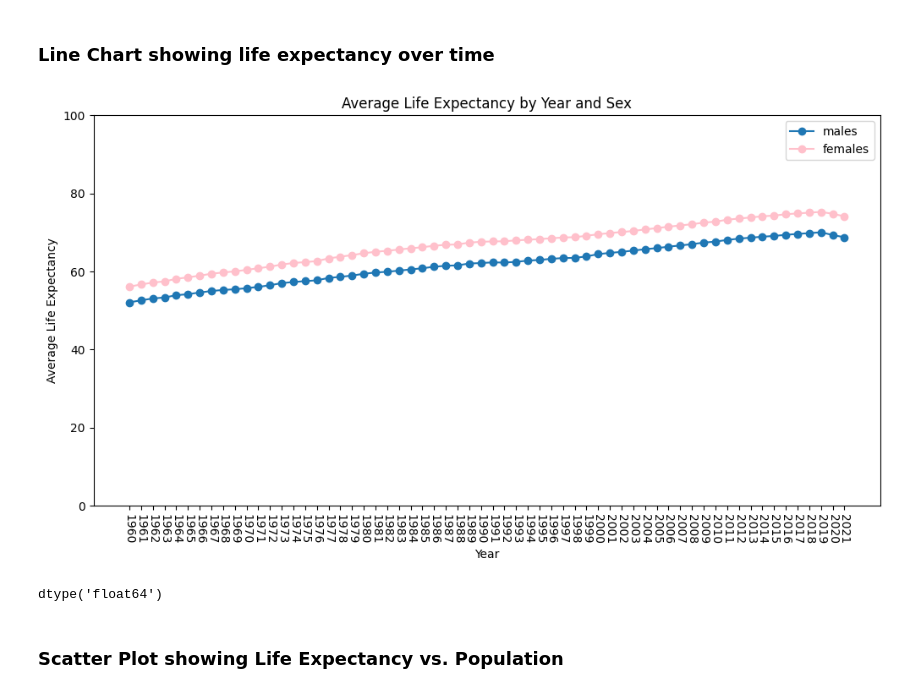
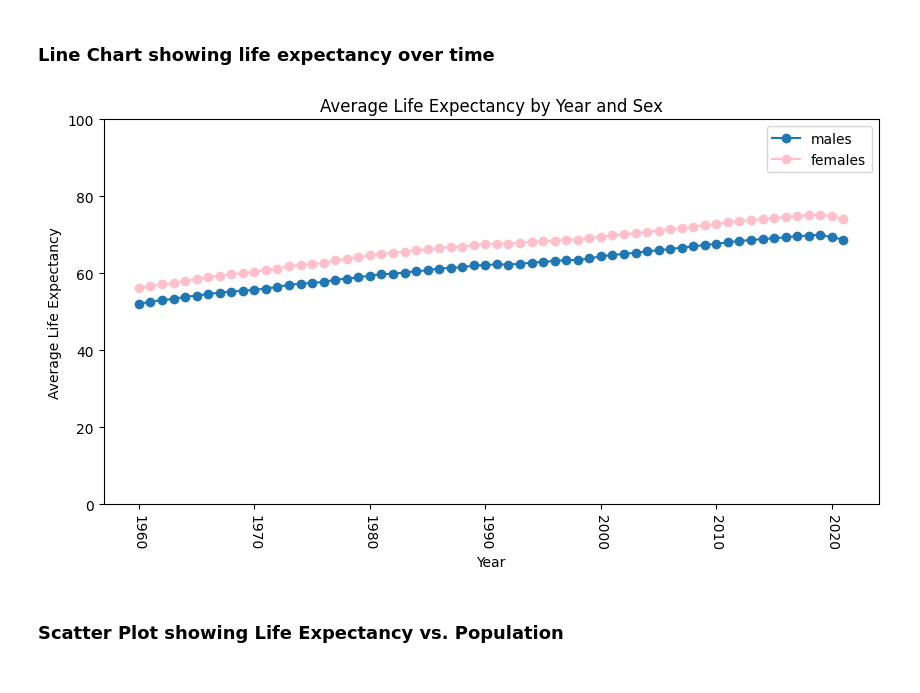
Before and after one commit to JNorthData/Life_Expectancy, a Jupyter notebook: life-expectancy.ipynb, the cells around one changed output. Drawn from its saved outputs; the diff is of its cells as text; code cells hidden in the pictures.

```diff
--- a/life-expectancy.ipynb
+++ b/life-expectancy.ipynb
@@ -22,6 +22,9 @@ Life_Exp_Female_df = pd.melt(Life_Exp_Female_df, id_vars = 'Country', var_name =
 # Merge Male / Female Data
 Life_Exp_df = pd.merge(Life_Exp_Male_df, Life_Exp_Female_df, on = ['Country', 'Year'], how='inner')
 
+# Convert Year to integer
+Life_Exp_df['Year'] = Life_Exp_df['Year'].astype(int)
+
 # Reduce decimal places to 1
 Life_Exp_df['Life Expectancy Male'] = Life_Exp_df['Life Expectancy Male'].round(1)
 Life_Exp_df['Life Expectancy Female'] = Life_Exp_df['Life Expectancy Female'].round(1)
@@ -215,38 +242,34 @@ All_Data_df.head()
 # %%
 # non-numeric values need to be coerced
 Life_Exp_df['Life Expectancy Male'] = pd.to_numeric(Life_Exp_df['Life Expectancy Male'], errors='coerce')
 Life_Exp_df['Life Expectancy Female'] = pd.to_numeric(Life_Exp_df['Life Expectancy Female'], errors='coerce')
 
 m_df = Life_Exp_df[Life_Exp_df['Year'] != '2022']
 f_df = Life_Exp_df[Life_Exp_df['Year'] != '2022']
 
 # Grouping by 'Year' and 'Status' and calculating average life expectancy
 m_grouped_df = m_df.groupby(['Year'])['Life Expectancy Male'].mean().reset_index()
 f_grouped_df = f_df.groupby(['Year'])['Life Expectancy Female'].mean().reset_index()
 
 # Creating the line chart
-plt.figure(figsize =(12, 6))
+plt.figure(figsize =(10, 5))
 
 # Line plot for Males
 plt.plot(m_grouped_df['Year'], m_grouped_df['Life Expectancy Male'], label='males', marker='o')
 
 # Line plot for Females
 plt.plot(f_grouped_df['Year'], f_grouped_df['Life Expectancy Female'], label='females', marker='o', color='pink')
 
 plt.xlabel('Year')
 plt.ylabel('Average Life Expectancy')
 plt.title('Average Life Expectancy by Year and Sex')
 plt.ylim(0, 100)
 plt.legend()
 plt.xticks(rotation=-90)
 
 plt.show()
 # %% [output]
-[figure, old version]
+[figure, new version]
-# %%
-m_grouped_df['Life Expectancy Male'].dtype
-# %% [output]
-dtype('float64')
 # %% [markdown]
 ### Scatter Plot showing Life Expectancy vs. Population
 # %%
```
Also changed, not shown: parts of 17 cells of this notebook, 1 other file.
